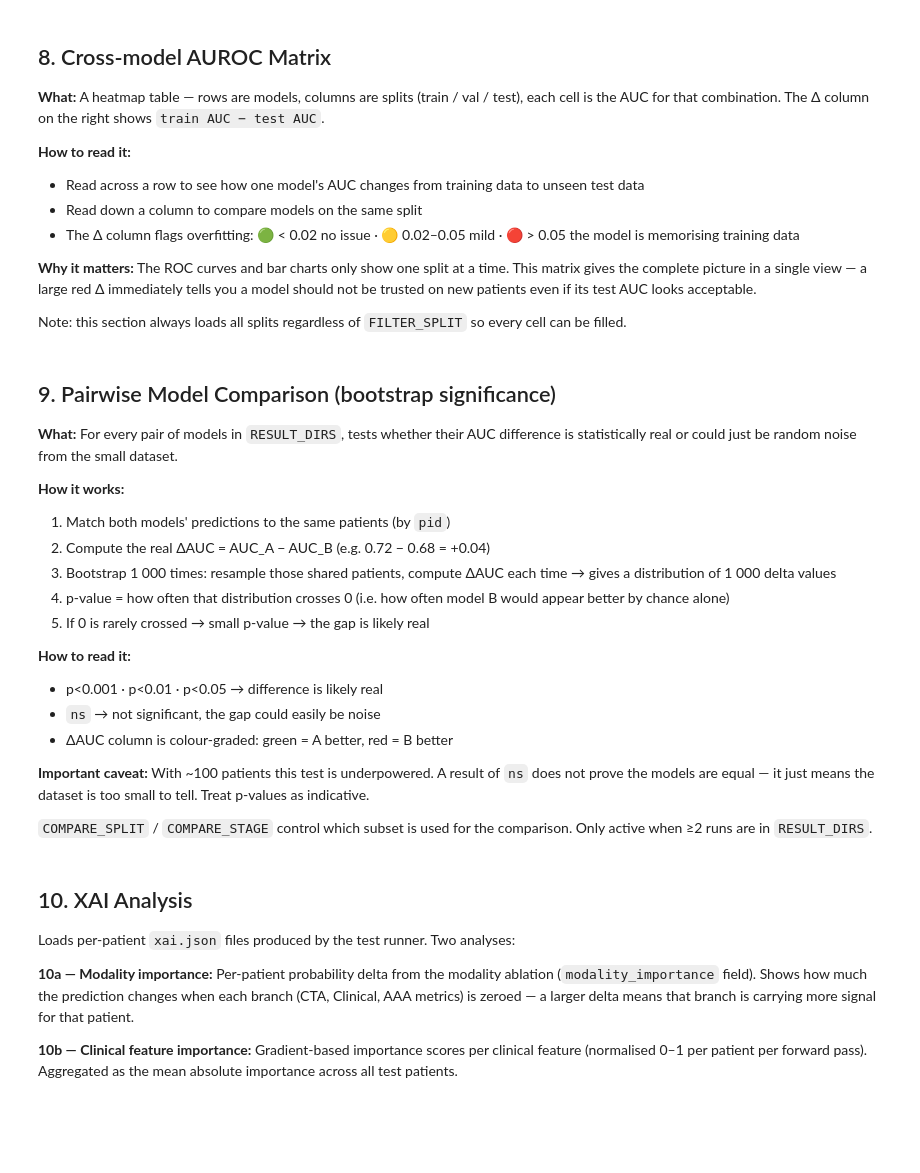
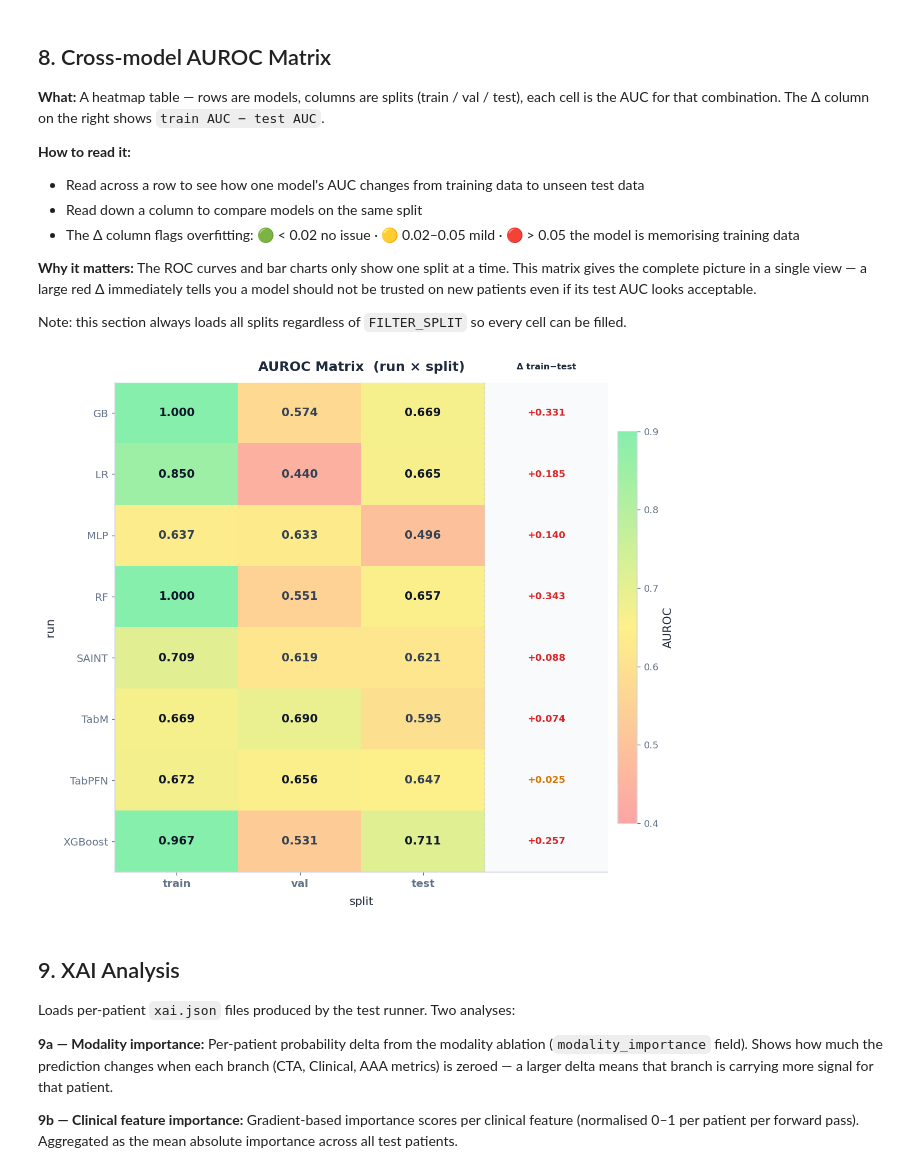
Before and after one commit to MIAGroupUT/TabPredict, a Jupyter notebook: eval/compare_results.ipynb, the cells around one changed output. Cells and saved outputs as stored; diff of their text form; code cells hidden in the pictures; blank space fills up the shorter version.

Commit message:
Fixed one minor bug in matrix plot, aggregated auc from stage a and b. ROC etc. where correct.

```diff
--- a/eval/compare_results.ipynb
+++ b/eval/compare_results.ipynb
@@ -111,17 +111,17 @@ Everything downstream re-runs automatically when you change this cell.
 # ── Result roots ──────────────────────────────────────────────────────────────
 # Keys become the "run" label in the table and ROC legend.
 RESULT_DIRS = {
-    "TabM": "/home/ranema/AI4EVAR/test_results_no_umcg_fbeta/TabM",
-    "TabPFN": "/home/ranema/AI4EVAR/test_results_no_umcg_fbeta/TabPFN",
-    "MLP":  "/home/ranema/AI4EVAR/test_results_no_umcg_fbeta/MLP",
-    "SAINT": "/home/ranema/AI4EVAR/test_results_no_umcg_fbeta/SAINT",
-    "LR":   "/home/ranema/AI4EVAR/test_results_no_umcg_fbeta/logistic_regression",
-    "RF":   "/home/ranema/AI4EVAR/test_results_no_umcg_fbeta/random_forest",
-    "XGBoost": "/home/ranema/AI4EVAR/test_results_no_umcg_fbeta/xgboost",
-    "GB": "/home/ranema/AI4EVAR/test_results_no_umcg_fbeta/gradient_boosting",
+    "TabM": "/deepstore/datasets/mia/AI4EVAR/ai4evar_multitab/test_results_with_umcg_fbeta/TabM",
+    "TabPFN": "/deepstore/datasets/mia/AI4EVAR/ai4evar_multitab/test_results_with_umcg_fbeta/TabPFN",
+    "MLP":  "/deepstore/datasets/mia/AI4EVAR/ai4evar_multitab/test_results_with_umcg_fbeta/MLP",
+    "SAINT": "/deepstore/datasets/mia/AI4EVAR/ai4evar_multitab/test_results_with_umcg_fbeta/SAINT",
+    "LR":   "/deepstore/datasets/mia/AI4EVAR/ai4evar_multitab/test_results_with_umcg_fbeta/logistic_regression",
+    "RF":   "/deepstore/datasets/mia/AI4EVAR/ai4evar_multitab/test_results_with_umcg_fbeta/random_forest",
+    "XGBoost": "/deepstore/datasets/mia/AI4EVAR/ai4evar_multitab/test_results_with_umcg_fbeta/xgboost",
+    "GB": "/deepstore/datasets/mia/AI4EVAR/ai4evar_multitab/test_results_with_umcg_fbeta/gradient_boosting",
 }
 
-OUTPUT_DIR = "/home/ranema/AI4EVAR/test_results_no_umcg_fbeta/plots"
+OUTPUT_DIR = "/deepstore/datasets/mia/AI4EVAR/ai4evar_multitab/test_results_with_umcg_fbeta/plots"
 os.makedirs(OUTPUT_DIR, exist_ok=True)
 
 # ── Filters  (None = keep all) ────────────────────────────────────────────────
@@ -1129,51 +1172,33 @@ def plot_auc_matrix(df, row_key="run", col_key="split"):
         x_delta = n_cols   # one step right of the last real column
 
         # dashed separator
         ax.axvline(n_cols - 0.5, color=_SPINE, lw=1.0, ls="--", zorder=2, alpha=0.7)
 
         # column header (sits above row 0, i.e. at y = -0.75)
         ax.text(x_delta, -0.75, "Δ train−test",
                 ha="center", va="center", fontsize=9,
                 fontweight="600", color=_TEXT)
 
         for i, gv in enumerate(gap):
             if np.isnan(gv):
                 lbl, col = "n/a", "#94A3B8"
             else:
                 lbl = f"{gv:+.3f}"
                 col = ("#DC2626" if gv > 0.05
                        else "#D97706" if gv > 0.02
                        else "#16A34A")
             ax.text(x_delta, i, lbl,
                     ha="center", va="center",
                     fontsize=10, fontweight="700", color=col, zorder=3)
 
     plt.colorbar(im, ax=ax, label="AUROC", shrink=0.8, pad=0.02)
     # plt.show()
     return fig
 
 
 # Always load without split filter so all matrix cells are filled
-_df_all, _ = load_all(RESULT_DIRS)
+_df_all, _ = load_all(RESULT_DIRS, filter_stage=FILTER_STAGE)
 fig = plot_auc_matrix(_df_all, row_key="run", col_key="split")
 fig.savefig(f"{OUTPUT_DIR}/AUROC_Matrix.pdf", bbox_inches='tight')
+# %% [output]
+[figure, added]
-# %% [markdown]
-## 9. Pairwise Model Comparison (bootstrap significance)
-
-**What:** For every pair of models in `RESULT_DIRS`, tests whether their AUC difference is statistically real or could just be random noise from the small dataset.
-
-**How it works:**
-1. Match both models' predictions to the same patients (by `pid`)
-2. Compute the real ΔAUC = AUC_A − AUC_B (e.g. 0.72 − 0.68 = +0.04)
-3. Bootstrap 1 000 times: resample those shared patients, compute ΔAUC each time → gives a distribution of 1 000 delta values
-4. p-value = how often that distribution crosses 0 (i.e. how often model B would appear better by chance alone)
-5. If 0 is rarely crossed → small p-value → the gap is likely real
-
-**How to read it:**
--  p<0.001 · p<0.01 · p<0.05 → difference is likely real
-- `ns` → not significant, the gap could easily be noise
-- ΔAUC column is colour-graded: green = A better, red = B better
-
-**Important caveat:** With ~100 patients this test is underpowered. A result of `ns` does not prove the models are equal — it just means the dataset is too small to tell. Treat p-values as indicative.
-
-`COMPARE_SPLIT` / `COMPARE_STAGE` control which subset is used for the comparison. Only active when ≥2 runs are in `RESULT_DIRS`.
@@ -1293,11 +1205,11 @@ fig.savefig(f"{OUTPUT_DIR}/AUROC_Matrix.pdf", bbox_inches='tight')
 # %% [markdown]
-## 10. XAI Analysis
+## 9. XAI Analysis
 
 Loads per-patient `xai.json` files produced by the test runner. Two analyses:
 
-**10a — Modality importance:** Per-patient probability delta from the modality ablation (`modality_importance` field). Shows how much the prediction changes when each branch (CTA, Clinical, AAA metrics) is zeroed — a larger delta means that branch is carrying more signal for that patient.
+**9a — Modality importance:** Per-patient probability delta from the modality ablation (`modality_importance` field). Shows how much the prediction changes when each branch (CTA, Clinical, AAA metrics) is zeroed — a larger delta means that branch is carrying more signal for that patient.
 
-**10b — Clinical feature importance:** Gradient-based importance scores per clinical feature (normalised 0–1 per patient per forward pass). Aggregated as the mean absolute importance across all test patients.
+**9b — Clinical feature importance:** Gradient-based importance scores per clinical feature (normalised 0–1 per patient per forward pass). Aggregated as the mean absolute importance across all test patients.
 # %%
 def load_xai(
     result_dirs: dict,
```
Also changed, not shown: parts of 16 cells of this notebook.
